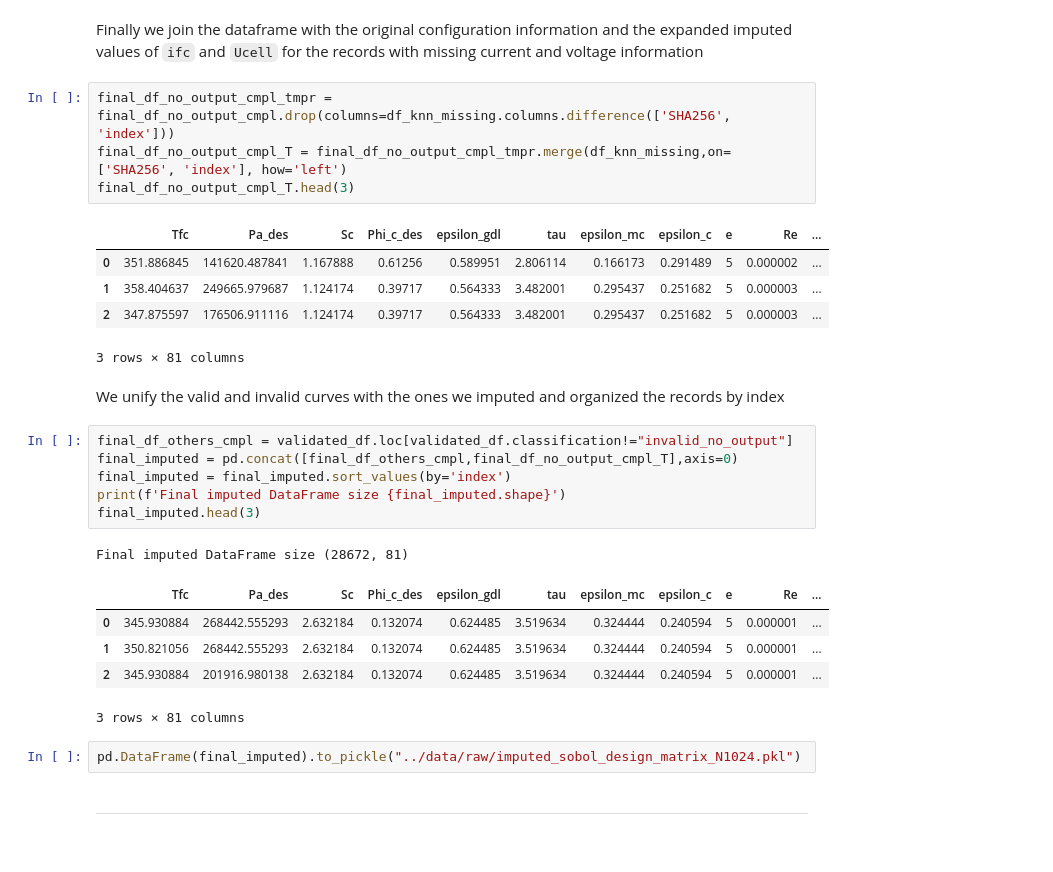
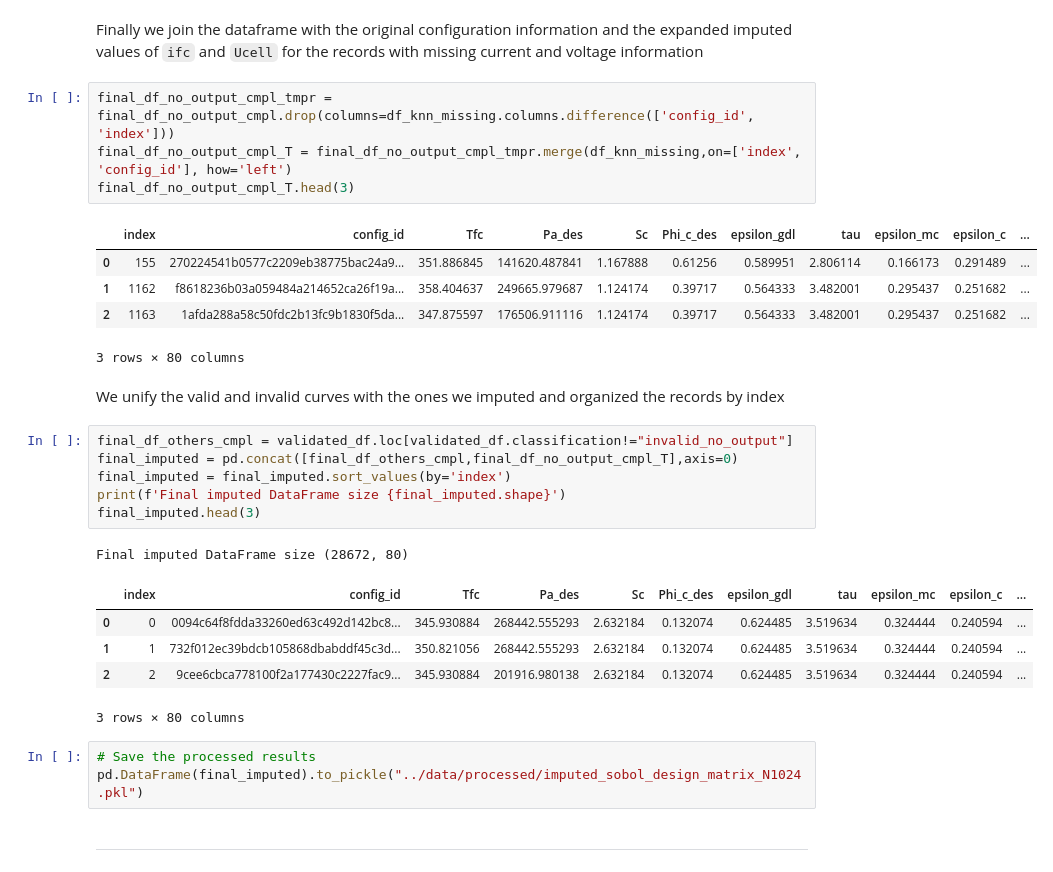
Before and after one commit to nathaly-vergel/Official-Sensitivity-Analysis-and-Surrogate-Modeling-of-PEM-Fuel-Cells, a Jupyter notebook: notebooks/03_sobol_analysis_AlphaPEM.ipynb, the cells around one changed output. Cells and saved outputs as stored; diff of their text form.

Commit message:
Updated the notebook (SHA256 is now config_id) and the processed df is saved

```diff
--- a/notebooks/03_sobol_analysis_AlphaPEM.ipynb
+++ b/notebooks/03_sobol_analysis_AlphaPEM.ipynb
@@ -304,15 +307,15 @@ See the caveats in the documentation: https://pandas.pydata.org/pandas-docs/stab
 # %% [markdown]
 Finally we join the dataframe with the original configuration information and the expanded imputed values of `ifc` and `Ucell` for the records with missing current and voltage information
 # %%
-final_df_no_output_cmpl_tmpr = final_df_no_output_cmpl.drop(columns=df_knn_missing.columns.difference(['SHA256', 'index']))
-final_df_no_output_cmpl_T = final_df_no_output_cmpl_tmpr.merge(df_knn_missing,on=['SHA256', 'index'], how='left')
+final_df_no_output_cmpl_tmpr = final_df_no_output_cmpl.drop(columns=df_knn_missing.columns.difference(['config_id', 'index']))
+final_df_no_output_cmpl_T = final_df_no_output_cmpl_tmpr.merge(df_knn_missing,on=['index', 'config_id'], how='left')
 final_df_no_output_cmpl_T.head(3)
 # %% [output]
-|  | Tfc | Pa_des | Sc | Phi_c_des | epsilon_gdl | tau | epsilon_mc | epsilon_c | e | Re | ... |
-| 0 | 351.886845 | 141620.487841 | 1.167888 | 0.61256 | 0.589951 | 2.806114 | 0.166173 | 0.291489 | 5 | 0.000002 | ... |
-| 1 | 358.404637 | 249665.979687 | 1.124174 | 0.39717 | 0.564333 | 3.482001 | 0.295437 | 0.251682 | 5 | 0.000003 | ... |
-| 2 | 347.875597 | 176506.911116 | 1.124174 | 0.39717 | 0.564333 | 3.482001 | 0.295437 | 0.251682 | 5 | 0.000003 | ... |
+|  | index | config_id | Tfc | Pa_des | Sc | Phi_c_des | epsilon_gdl | tau | epsilon_mc | epsilon_c | ... |
+| 0 | 155 | 270224541b0577c2209eb38775bac24a9... | 351.886845 | 141620.487841 | 1.167888 | 0.61256 | 0.589951 | 2.806114 | 0.166173 | 0.291489 | ... |
+| 1 | 1162 | f8618236b03a059484a214652ca26f19a... | 358.404637 | 249665.979687 | 1.124174 | 0.39717 | 0.564333 | 3.482001 | 0.295437 | 0.251682 | ... |
+| 2 | 1163 | 1afda288a58c50fdc2b13fc9b1830f5da... | 347.875597 | 176506.911116 | 1.124174 | 0.39717 | 0.564333 | 3.482001 | 0.295437 | 0.251682 | ... |
-3 rows × 81 columns
+3 rows × 80 columns
 # %% [markdown]
 We unify the valid and invalid curves with the ones we imputed and organized the records by index
 # %%
@@ -322,14 +325,15 @@ final_imputed = final_imputed.sort_values(by='index')
 print(f'Final imputed DataFrame size {final_imputed.shape}')
 final_imputed.head(3)
 # %% [output]
-Final imputed DataFrame size (28672, 81)
+Final imputed DataFrame size (28672, 80)
-|  | Tfc | Pa_des | Sc | Phi_c_des | epsilon_gdl | tau | epsilon_mc | epsilon_c | e | Re | ... |
-| 0 | 345.930884 | 268442.555293 | 2.632184 | 0.132074 | 0.624485 | 3.519634 | 0.324444 | 0.240594 | 5 | 0.000001 | ... |
-| 1 | 350.821056 | 268442.555293 | 2.632184 | 0.132074 | 0.624485 | 3.519634 | 0.324444 | 0.240594 | 5 | 0.000001 | ... |
-| 2 | 345.930884 | 201916.980138 | 2.632184 | 0.132074 | 0.624485 | 3.519634 | 0.324444 | 0.240594 | 5 | 0.000001 | ... |
+|  | index | config_id | Tfc | Pa_des | Sc | Phi_c_des | epsilon_gdl | tau | epsilon_mc | epsilon_c | ... |
+| 0 | 0 | 0094c64f8fdda33260ed63c492d142bc8... | 345.930884 | 268442.555293 | 2.632184 | 0.132074 | 0.624485 | 3.519634 | 0.324444 | 0.240594 | ... |
+| 1 | 1 | 732f012ec39bdcb105868dbabddf45c3d... | 350.821056 | 268442.555293 | 2.632184 | 0.132074 | 0.624485 | 3.519634 | 0.324444 | 0.240594 | ... |
+| 2 | 2 | 9cee6cbca778100f2a177430c2227fac9... | 345.930884 | 201916.980138 | 2.632184 | 0.132074 | 0.624485 | 3.519634 | 0.324444 | 0.240594 | ... |
-3 rows × 81 columns
+3 rows × 80 columns
 # %%
-pd.DataFrame(final_imputed).to_pickle("../data/raw/imputed_sobol_design_matrix_N1024.pkl")
+# Save the processed results
+pd.DataFrame(final_imputed).to_pickle("../data/processed/imputed_sobol_design_matrix_N1024.pkl")
 # %% [markdown]
 -------------------------------------------------------------------------------------------------------------------------------------------------------------------------------------------------------
 # %% [markdown]
```
Also changed, not shown: parts of 3 cells of this notebook, 2 other files.
